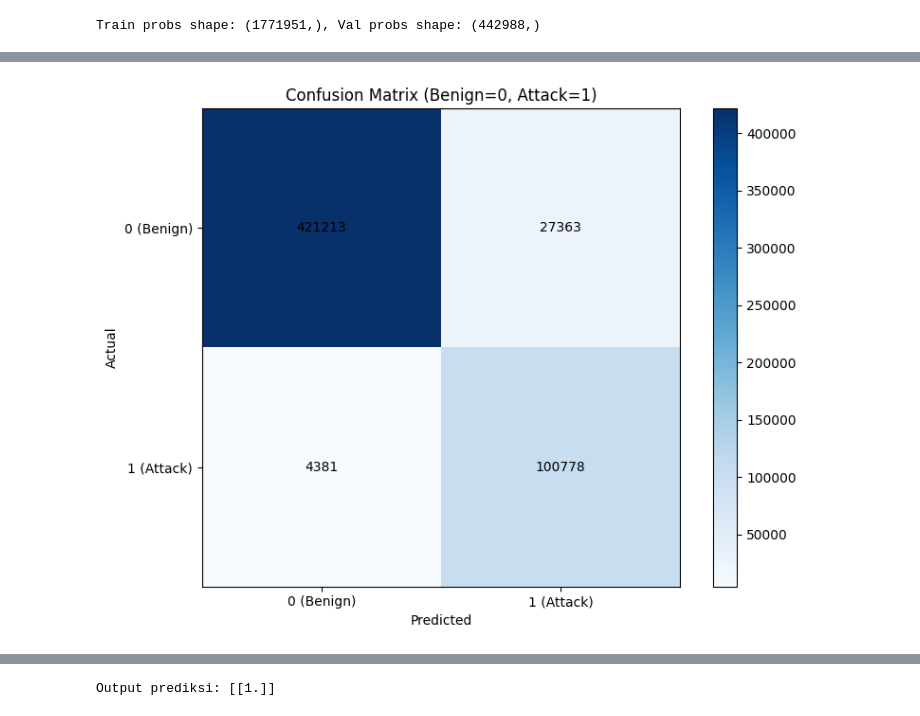
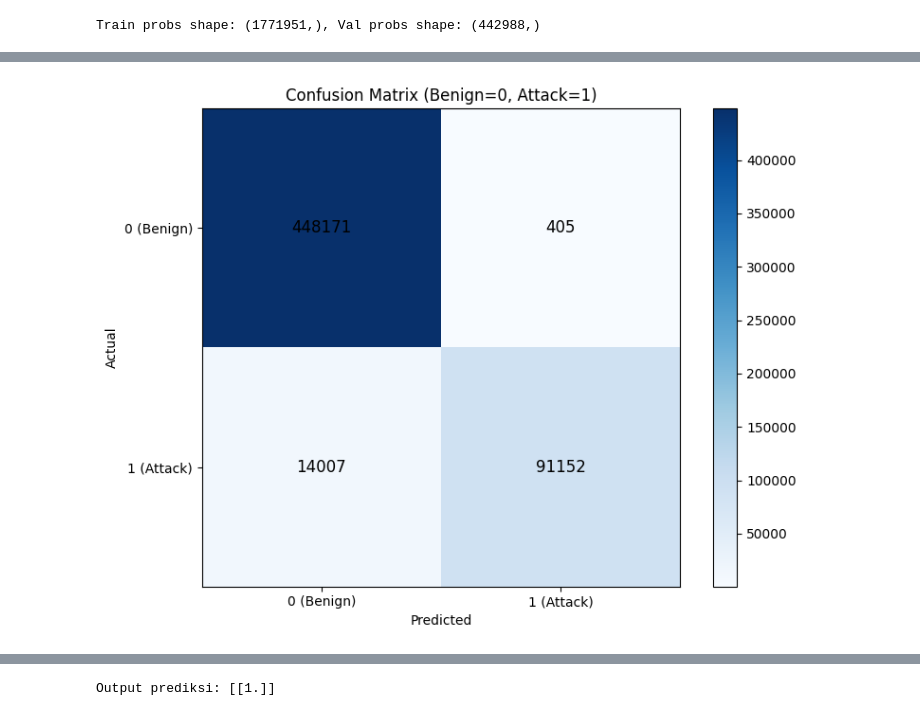
Before and after one commit to bintangpandu14/CICIDS2017---IPSML, a Jupyter notebook: notebooks/04_LightGBM-Snort(TensorFlow).ipynb, the cells around one changed output, grey strips where cells are left out. Cells and saved outputs as stored; diff of their text form; code cells hidden in the pictures.

```diff
--- a/notebooks/04_LightGBM-Snort(TensorFlow).ipynb
+++ b/notebooks/04_LightGBM-Snort(TensorFlow).ipynb
@@ -730,38 +767,41 @@ plt.show()
-# %%
-from sklearn.metrics import confusion_matrix
-import matplotlib.pyplot as plt
-import numpy as np
-
-# === Swap label dan prediksi ===
-y_test_swapped = 1 - y_test
-y_pred_swapped = 1 - y_student_pred
-
-# Hitung confusion matrix
-cm = confusion_matrix(y_test_swapped, y_pred_swapped)
-
-plt.figure(figsize=(8, 6))
-plt.imshow(cm, interpolation='nearest', cmap='Blues')
-plt.title("Confusion Matrix (Benign=0, Attack=1)")
-plt.colorbar()
-
-classes = ["0 (Benign)", "1 (Attack)"]
-tick_marks = np.arange(len(classes))
-plt.xticks(tick_marks, classes)
-plt.yticks(tick_marks, classes)
-
-# Tampilkan angka
-for i in range(cm.shape[0]):
-    for j in range(cm.shape[1]):
-        plt.text(j, i, format(cm[i, j], 'd'),
-                 ha="center", va="center",
-                 color="black")
-
-plt.ylabel("Actual")
-plt.xlabel("Predicted")
-plt.tight_layout()
-plt.show()
-# %% [output]
-[figure, removed]
+# %%
+from sklearn.metrics import confusion_matrix
+import matplotlib.pyplot as plt
+import numpy as np
+
+# =======================================================
+# Sesuai Cell 7 (INI YANG BENAR)
+# =======================================================
+y_test_swapped = 1 - y_test
+y_student_prob_swapped = 1 - y_student_prob
+y_student_pred_swapped = (y_student_prob_swapped > 0.5).astype(int)
+
+# Hitung confusion matrix
+cm = confusion_matrix(y_test_swapped, y_student_pred_swapped)
+
+plt.figure(figsize=(8, 6))
+plt.imshow(cm, interpolation='nearest', cmap='Blues')
+plt.title("Confusion Matrix (Benign=0, Attack=1)")
+plt.colorbar()
+
+classes = ["0 (Benign)", "1 (Attack)"]
+tick_marks = np.arange(len(classes))
+plt.xticks(tick_marks, classes)
+plt.yticks(tick_marks, classes)
+
+# Tampilkan angka TANPA KOMA
+for i in range(cm.shape[0]):
+    for j in range(cm.shape[1]):
+        plt.text(j, i, f"{cm[i,j]}",   # langsung angka tanpa format ribuan
+                 ha="center", va="center",
+                 fontsize=12, color="black")
+
+plt.ylabel("Actual")
+plt.xlabel("Predicted")
+plt.tight_layout()
+plt.show()
+# %% [output]
+[figure, added]
 # %%
 from sklearn.metrics import precision_recall_curve, average_precision_score
 import matplotlib.pyplot as plt
```
Also changed, not shown: parts of 12 cells of this notebook, 3 other files.
